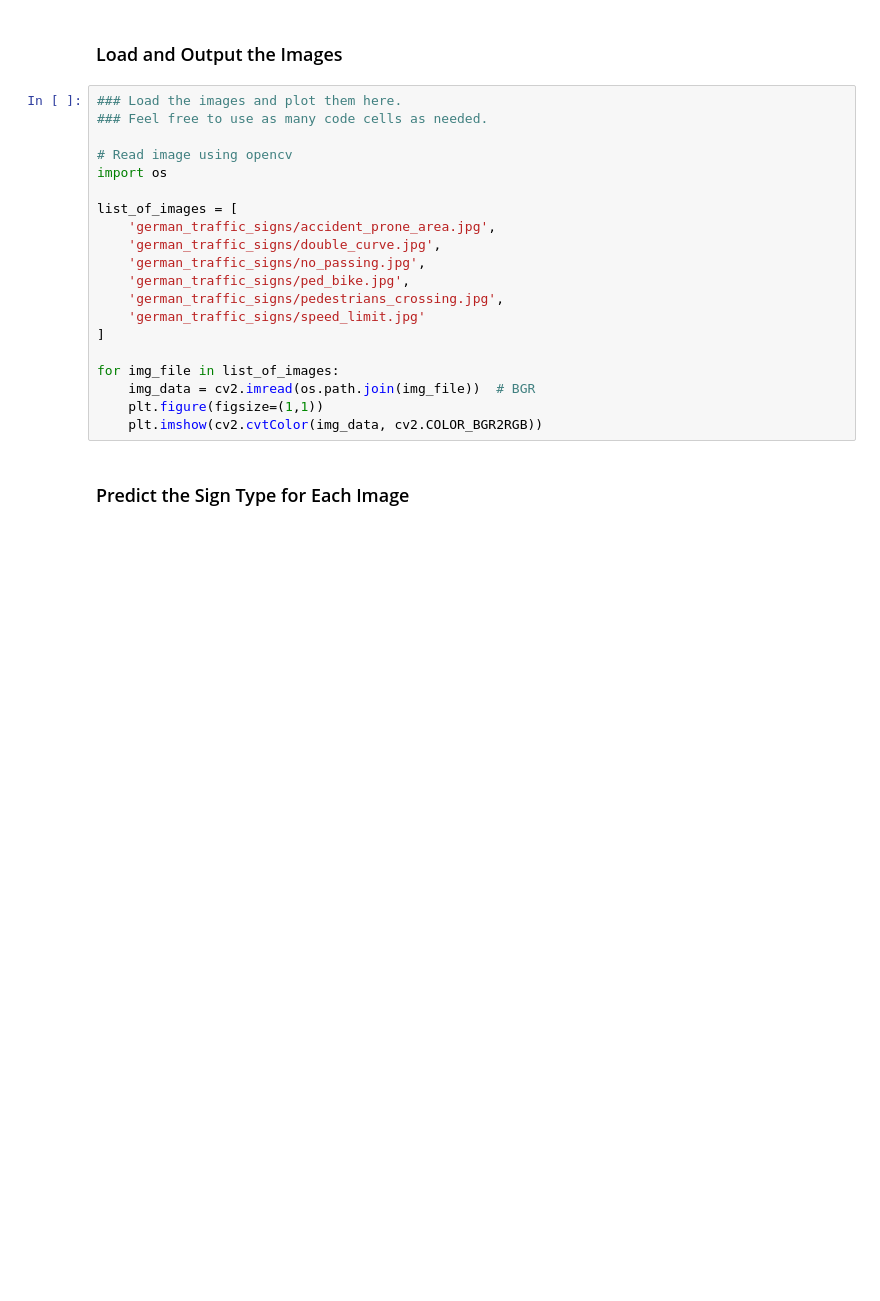
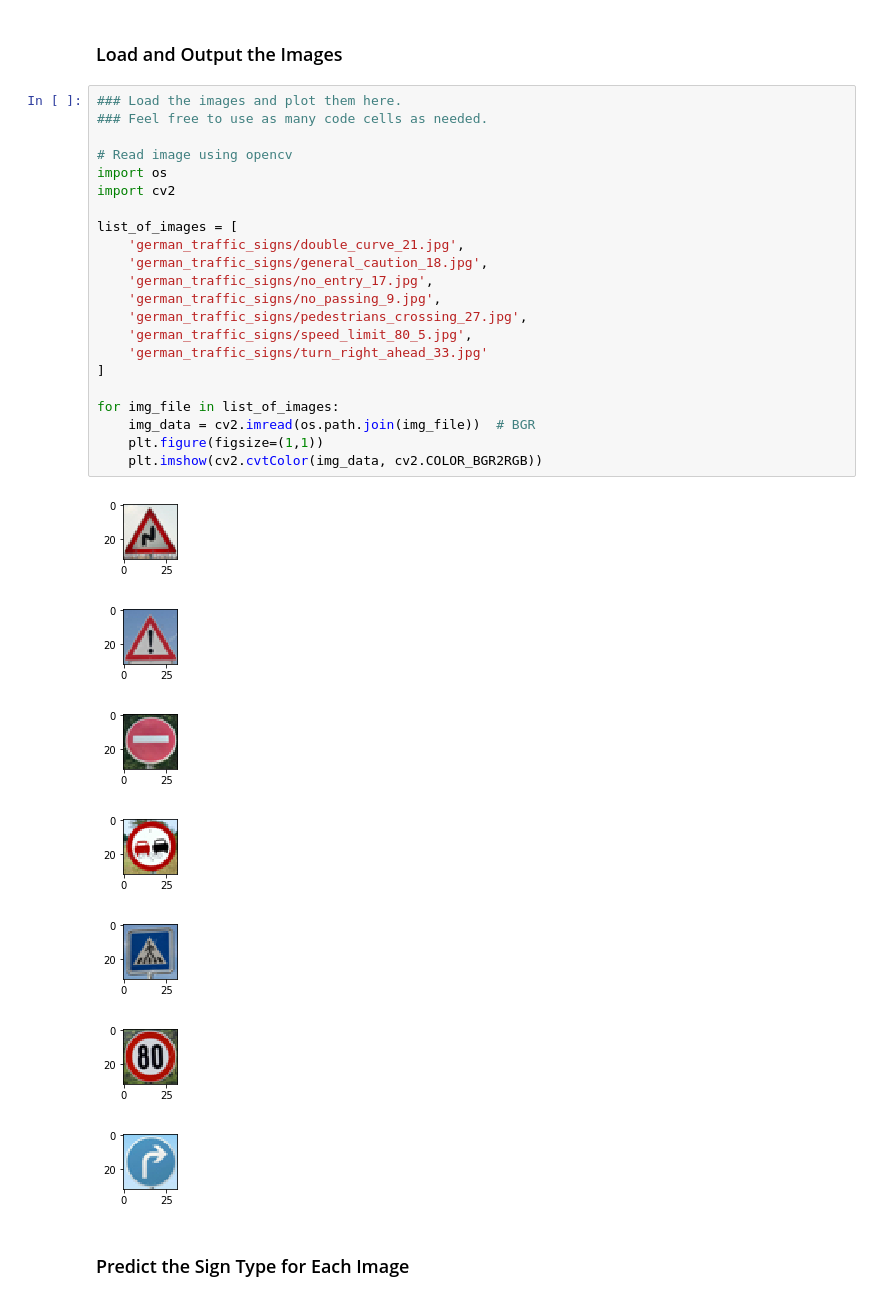
Before and after one commit to elok/CarND-Traffic-Sign-Classifier-Project, a Jupyter notebook: Traffic_Sign_Classifier.ipynb, the cells around one changed output. Cells and saved outputs as stored; diff of their text form; blank space fills up the shorter version.

Commit message:
added new signs and test for new signs

```diff
--- a/Traffic_Sign_Classifier.ipynb
+++ b/Traffic_Sign_Classifier.ipynb
@@ -355,22 +392,32 @@ You may find `signnames.csv` useful as it contains mappings from the class id (i
 # %%
 ### Load the images and plot them here.
 ### Feel free to use as many code cells as needed.
 
 # Read image using opencv
 import os
+import cv2
 
 list_of_images = [
-    'german_traffic_signs/accident_prone_area.jpg',
-    'german_traffic_signs/double_curve.jpg',
-    'german_traffic_signs/no_passing.jpg',
-    'german_traffic_signs/ped_bike.jpg',
-    'german_traffic_signs/pedestrians_crossing.jpg',
-    'german_traffic_signs/speed_limit.jpg'
+    'german_traffic_signs/double_curve_21.jpg',
+    'german_traffic_signs/general_caution_18.jpg',
+    'german_traffic_signs/no_entry_17.jpg',
+    'german_traffic_signs/no_passing_9.jpg',
+    'german_traffic_signs/pedestrians_crossing_27.jpg',
+    'german_traffic_signs/speed_limit_80_5.jpg',
+    'german_traffic_signs/turn_right_ahead_33.jpg'
 ]
 
 for img_file in list_of_images:
     img_data = cv2.imread(os.path.join(img_file))  # BGR
     plt.figure(figsize=(1,1))
     plt.imshow(cv2.cvtColor(img_data, cv2.COLOR_BGR2RGB))
+# %% [output]
+[figure, added]
+[figure, added]
+[figure, added]
+[figure, added]
+[figure, added]
+[figure, added]
+[figure, added]
 # %% [markdown]
 ### Predict the Sign Type for Each Image
```
Also changed, not shown: parts of 9 cells of this notebook.
